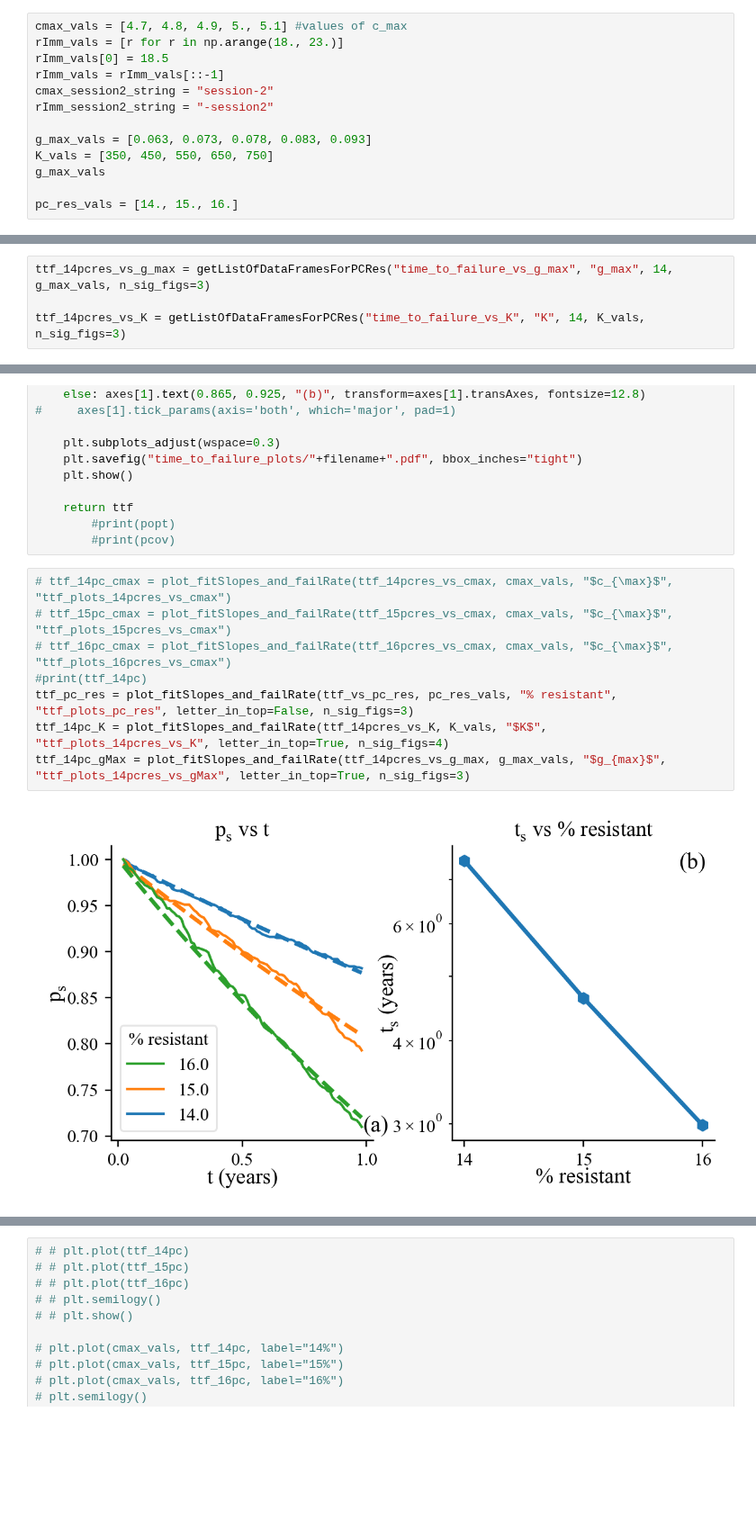
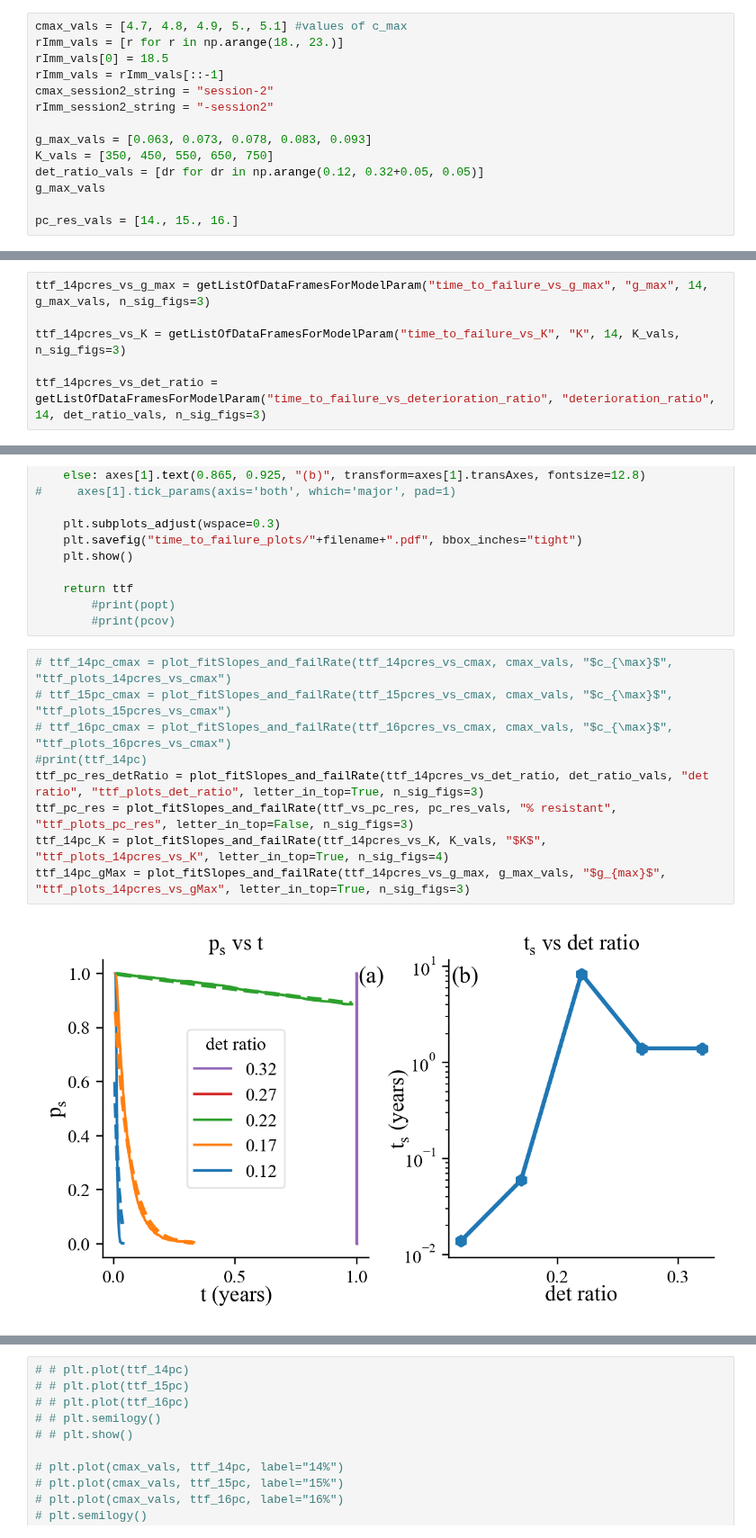
Before and after one commit to patricksinclair/multispecies_postprocessing, a Jupyter notebook: geno_distbs/varying_susceps/ttf_analyser.ipynb, the cells around one changed output, grey strips where cells are left out. Shown at 90% size. Saved outputs shown, nothing was run; the diff lists cells and outputs as text; blank space fills up the shorter version.

Commit message:
updated param ttfs

```diff
--- a/geno_distbs/varying_susceps/ttf_analyser.ipynb
+++ b/geno_distbs/varying_susceps/ttf_analyser.ipynb
@@ -20,6 +20,7 @@ rImm_session2_string = "-session2"
 
 g_max_vals = [0.063, 0.073, 0.078, 0.083, 0.093]
 K_vals = [350, 450, 550, 650, 750]
+det_ratio_vals = [dr for dr in np.arange(0.12, 0.32+0.05, 0.05)]
 g_max_vals
 
 pc_res_vals = [14., 15., 16.]
@@ -113,9 +114,11 @@ ttf_16pcres_vs_rImm = getListOfDataFramesForModelParam("time_to_failure_data_vs_
 # %%
 ttf_vs_pc_res = [ttf_14pcres_vs_cmax[-2], ttf_15pcres_vs_cmax[-2], ttf_16pcres_vs_cmax[-2]] # get the different % resistant runs. [-2] is the index of the default c_max vals
 # %%
-ttf_14pcres_vs_g_max = getListOfDataFramesForPCRes("time_to_failure_vs_g_max", "g_max", 14, g_max_vals, n_sig_figs=3)
+ttf_14pcres_vs_g_max = getListOfDataFramesForModelParam("time_to_failure_vs_g_max", "g_max", 14, g_max_vals, n_sig_figs=3)
 
-ttf_14pcres_vs_K = getListOfDataFramesForPCRes("time_to_failure_vs_K", "K", 14, K_vals, n_sig_figs=3)
+ttf_14pcres_vs_K = getListOfDataFramesForModelParam("time_to_failure_vs_K", "K", 14, K_vals, n_sig_figs=3)
+
+ttf_14pcres_vs_det_ratio = getListOfDataFramesForModelParam("time_to_failure_vs_deterioration_ratio", "deterioration_ratio", 14, det_ratio_vals, n_sig_figs=3)
 # %%
 def fit_and_plot_survival_slope(ttf_df_list, cmax_vals):
     '''this function takes in the survival probability data and fits an exponential decay to it.  We can then extract the slope and plot this vs % resistant
@@ -315,10 +318,11 @@ def plot_fitSlopes_and_failRate(ttf_df_list, variable_vals, variable_name, filen
 # %%
 # ttf_14pc_cmax = plot_fitSlopes_and_failRate(ttf_14pcres_vs_cmax, cmax_vals, "$c_{\max}$", "ttf_plots_14pcres_vs_cmax")
 # ttf_15pc_cmax = plot_fitSlopes_and_failRate(ttf_15pcres_vs_cmax, cmax_vals, "$c_{\max}$", "ttf_plots_15pcres_vs_cmax")
 # ttf_16pc_cmax = plot_fitSlopes_and_failRate(ttf_16pcres_vs_cmax, cmax_vals, "$c_{\max}$", "ttf_plots_16pcres_vs_cmax")
 #print(ttf_14pc)
+ttf_pc_res_detRatio = plot_fitSlopes_and_failRate(ttf_14pcres_vs_det_ratio, det_ratio_vals, "det ratio", "ttf_plots_det_ratio", letter_in_top=True, n_sig_figs=3)
 ttf_pc_res = plot_fitSlopes_and_failRate(ttf_vs_pc_res, pc_res_vals, "% resistant", "ttf_plots_pc_res", letter_in_top=False, n_sig_figs=3)
 ttf_14pc_K = plot_fitSlopes_and_failRate(ttf_14pcres_vs_K, K_vals, "$K$", "ttf_plots_14pcres_vs_K", letter_in_top=True, n_sig_figs=4)
 ttf_14pc_gMax = plot_fitSlopes_and_failRate(ttf_14pcres_vs_g_max, g_max_vals, "$g_{max}$", "ttf_plots_14pcres_vs_gMax", letter_in_top=True, n_sig_figs=3)
 # %% [output]
-[figure, old version]
+[figure, new version]
```
Also changed, not shown: parts of 2 cells of this notebook, 3 other files.
